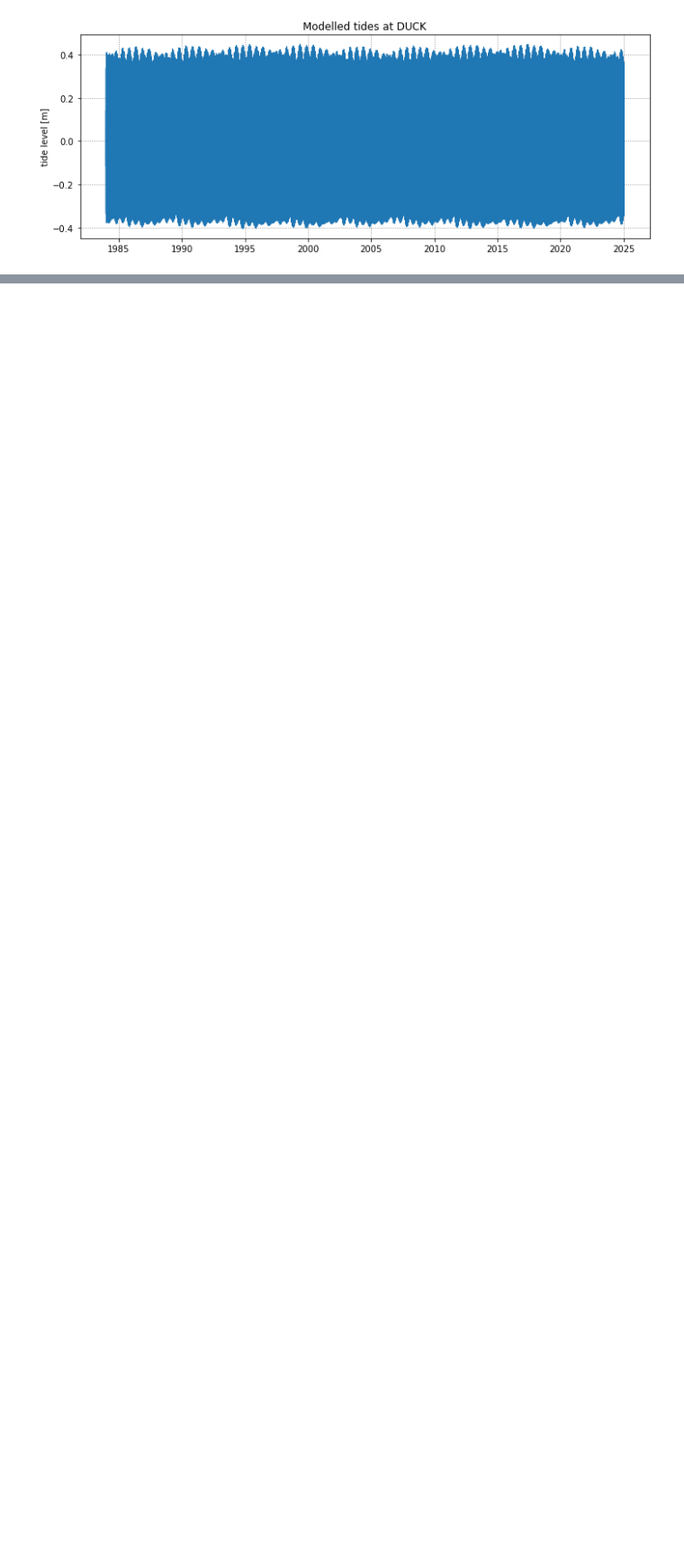
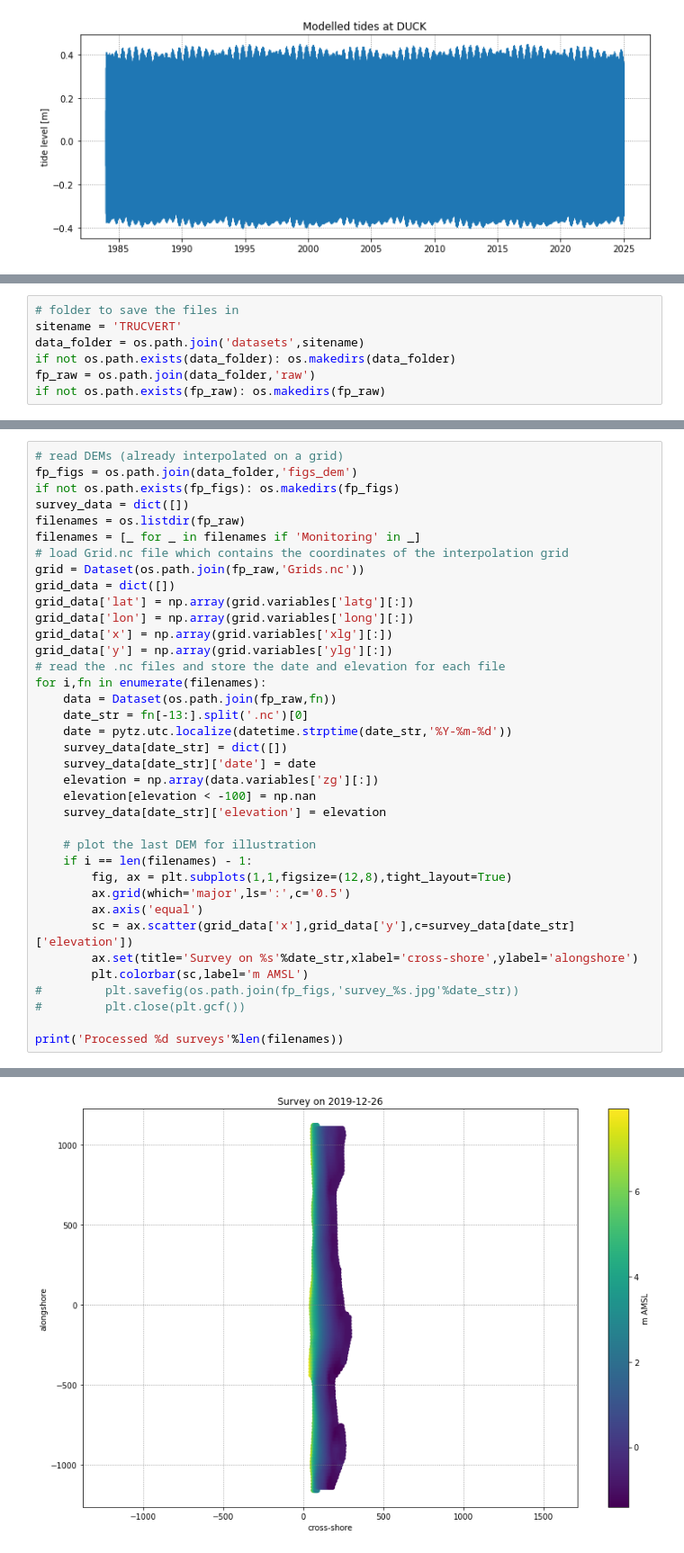
Before and after one commit to SatelliteShorelines/SDS_Benchmark, a Jupyter notebook: 1_preprocess_datasets.ipynb, the cells around one changed output, grey strips where cells are left out. Shown at 90% size. Saved outputs shown, nothing was run; the diff lists cells and outputs as text; blank space fills up the shorter version.

Commit message:
added TRUCVERT

```diff
--- a/1_preprocess_datasets.ipynb
+++ b/1_preprocess_datasets.ipynb
@@ -414,0 +425,7 @@ Plotted tide time-series
+# %%
+# folder to save the files in
+sitename = 'TRUCVERT'
+data_folder = os.path.join('datasets',sitename)
+if not os.path.exists(data_folder): os.makedirs(data_folder)
+fp_raw = os.path.join(data_folder,'raw')
+if not os.path.exists(fp_raw): os.makedirs(fp_raw)
@@ -414,0 +434,38 @@ Plotted tide time-series
+# %%
+# read DEMs (already interpolated on a grid)
+fp_figs = os.path.join(data_folder,'figs_dem')
+if not os.path.exists(fp_figs): os.makedirs(fp_figs)
+survey_data = dict([])
+filenames = os.listdir(fp_raw)
+filenames = [_ for _ in filenames if 'Monitoring' in _]
+# load Grid.nc file which contains the coordinates of the interpolation grid
+grid = Dataset(os.path.join(fp_raw,'Grids.nc'))
+grid_data = dict([])
+grid_data['lat'] = np.array(grid.variables['latg'][:])
+grid_data['lon'] = np.array(grid.variables['long'][:])
+grid_data['x'] = np.array(grid.variables['xlg'][:])
+grid_data['y'] = np.array(grid.variables['ylg'][:])
+# read the .nc files and store the date and elevation for each file
+for i,fn in enumerate(filenames):
+    data = Dataset(os.path.join(fp_raw,fn))
+    date_str = fn[-13:].split('.nc')[0]
+    date = pytz.utc.localize(datetime.strptime(date_str,'%Y-%m-%d'))
+    survey_data[date_str] = dict([])
+    survey_data[date_str]['date'] = date
+    elevation = np.array(data.variables['zg'][:])
+    elevation[elevation < -100] = np.nan
+    survey_data[date_str]['elevation'] = elevation
+
+    # plot the last DEM for illustration
+    if i == len(filenames) - 1:
+        fig, ax = plt.subplots(1,1,figsize=(12,8),tight_layout=True)
+        ax.grid(which='major',ls=':',c='0.5')
+        ax.axis('equal')
+        sc = ax.scatter(grid_data['x'],grid_data['y'],c=survey_data[date_str]['elevation'])
+        ax.set(title='Survey on %s'%date_str,xlabel='cross-shore',ylabel='alongshore')
+        plt.colorbar(sc,label='m AMSL')
+#         plt.savefig(os.path.join(fp_figs,'survey_%s.jpg'%date_str))
+#         plt.close(plt.gcf())
+
+print('Processed %d surveys'%len(filenames))
+# %% [output]
@@ -414,0 +473 @@ Plotted tide time-series
+[figure, added]
```
Also changed, not shown: parts of 12 cells of this notebook, 6 other files.
